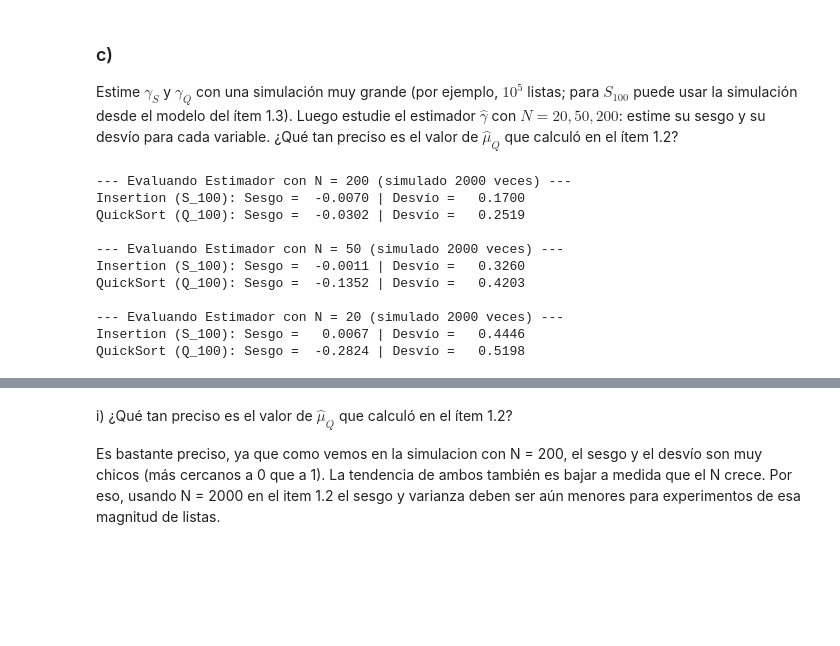
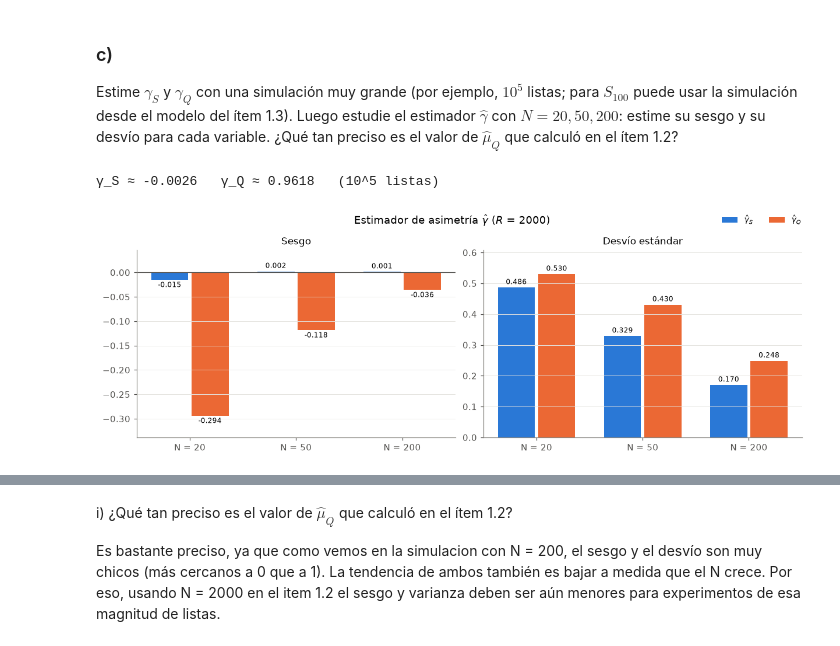
Before and after one commit to fdllrs/estadistica-computacional-tp, a Jupyter notebook: bloque2.ipynb, the cells around one changed output, grey strips where cells are left out. Saved outputs shown, nothing was run; the diff lists cells and outputs as text; code cells hidden in the pictures; blank space fills up the shorter version.

```diff
--- a/bloque2.ipynb
+++ b/bloque2.ipynb
@@ -149,63 +209,51 @@ El parámetro que estima es la mediana teórica.
 ### c)
 Estime $\gamma_S$ y $\gamma_Q$ con una simulación muy grande (por ejemplo, $10^5$ listas; para $S_{100}$ puede usar la simulación desde el modelo del ítem 1.3). Luego estudie el estimador $\hat{\gamma}$ con $N = 20,50,200$: estime su sesgo y su desvío para cada variable. ¿Qué tan preciso es el valor de $\hat{\mu}_Q$ que calculó en el ítem 1.2?
 # %%
-N100000 = 100000
-N200 = 200
-N50 = 50
+R = 2000
 
-def estimar_asimetria(N):
-    swaps_S = []
-    comparaciones_Q = []
-    for _ in range(N):
-        entrada = permutacion_aleatoria(n, rng)
-
-        # Obtenemos métricas (Reemplaza la llamada a insertion por tu modelo 1.3 si lo tienes vectorizado/guardado)
-        swaps, _ = ALGORITMOS["insertion"](entrada)
-        _, comparaciones = ALGORITMOS["quick_primero"](entrada)
-
-        swaps_S.append(swaps)
-        comparaciones_Q.append(comparaciones)
-    asimetria_S = stats.skew(swaps_S)
-    asimetria_Q = stats.skew(comparaciones_Q)
-    return asimetria_S, asimetria_Q
-
-asimetria_S_N100000, asimetria_Q_N100000 = estimar_asimetria(N100000)
+asimetria_S_N100000 = stats.skew(S_grande)
+asimetria_Q_N100000 = stats.skew(Q_grande)
+print(f"γ_S ≈ {asimetria_S_N100000:.4f}   γ_Q ≈ {asimetria_Q_N100000:.4f}   (10^5 listas)\n")
 
 def evaluar_estimador_asimetria(N, asimetria_S_real, asimetria_Q_real, R):
-    estimaciones_S = []
-    estimaciones_Q = []
-
-    for _ in range(R):
-        # Para cada repetición R, sacamos una estimación con tamaño N
-        asimetria_S_hat, asimetria_Q_hat = estimar_asimetria(N)
-        estimaciones_S.append(asimetria_S_hat)
-        estimaciones_Q.append(asimetria_Q_hat)
+    # R muestras nuevas de tamaño N de cada variable: cada fila da una estimación γ̂
+    estimaciones_S = stats.skew(muestras_S(R * N).reshape(R, N), axis=1)
+    estimaciones_Q = stats.skew(muestras_Q(R * N).reshape(R, N), axis=1)
 
     # Estadísticos del estimador para S (Insertion)
     sesgo_S = np.mean(estimaciones_S) - asimetria_S_real
     desvio_S = np.std(estimaciones_S, ddof=1)
 
     # Estadísticos del estimador para Q (QuickSort)
     sesgo_Q = np.mean(estimaciones_Q) - asimetria_Q_real
     desvio_Q = np.std(estimaciones_Q, ddof=1)
 
-    return sesgo_S, desvio_S, sesgo_Q, desvio_Q
+    return sesgo_S, desvio_S, sesgo_Q, desvio_Q, estimaciones_S, estimaciones_Q
 
+# resultados_gamma[N] = (sesgo_S, desvio_S, sesgo_Q, desvio_Q, estimaciones_S, estimaciones_Q)
+resultados_gamma = {}
 for N in [200, 50, 20]:
-    print(f"--- Evaluando Estimador con N = {N} (simulado {R} veces) ---")
-    sesgo_S, desvio_S, sesgo_Q, desvio_Q = evaluar_estimador_asimetria(N, asimetria_S_N100000, asimetria_Q_N100000, R)
+    resultados_gamma[N] = evaluar_estimador_asimetria(N, asimetria_S_N100000, asimetria_Q_N100000, R)
 
-    print(f"Insertion (S_100): Sesgo = {sesgo_S:8.4f} | Desvío = {desvio_S:8.4f}")
-    print(f"QuickSort (Q_100): Sesgo = {sesgo_Q:8.4f} | Desvío = {desvio_Q:8.4f}\n")
+# Sesgo y desvío de γ̂ para cada N
+Ns_c = [20, 50, 200]
+x = np.arange(len(Ns_c))
+ancho = 0.38
+fig, axes = plt.subplots(1, 2, figsize=(11, 3.8), constrained_layout=True)
+for k, metrica in enumerate(["Sesgo", "Desvío estándar"]):
+    ax = axes[k]
+    for j, (variable, color) in enumerate([("S", AZUL), ("Q", NARANJA)]):
+        valores = [resultados_gamma[N][2 * j + k] for N in Ns_c]
+        barras = ax.bar(x + (j - 0.5) * ancho, valores, ancho * 0.92, color=color, label=rf"$\hat\gamma_{variable}$")
+        ax.bar_label(barras, fmt="%.3f", fontsize=8, padding=2)
+    ax.axhline(0, color=GRIS, lw=0.8)
+    ax.set_xticks(x, [f"N = {N}" for N in Ns_c])
+    ax.grid(axis="x", visible=False)
+    ax.margins(y=0.15)
+    ax.set_title(metrica)
+fig.legend(*axes[0].get_legend_handles_labels(), loc="outside upper right", ncol=2)
+fig.suptitle(rf"Estimador de asimetría $\hat\gamma$ ($R$ = {R})", fontsize=12)
+plt.show()
 # %% [output]
---- Evaluando Estimador con N = 200 (simulado 2000 veces) ---
-Insertion (S_100): Sesgo =  -0.0070 | Desvío =   0.1700
-QuickSort (Q_100): Sesgo =  -0.0302 | Desvío =   0.2519
-
---- Evaluando Estimador con N = 50 (simulado 2000 veces) ---
-Insertion (S_100): Sesgo =  -0.0011 | Desvío =   0.3260
-QuickSort (Q_100): Sesgo =  -0.1352 | Desvío =   0.4203
-
---- Evaluando Estimador con N = 20 (simulado 2000 veces) ---
-Insertion (S_100): Sesgo =   0.0067 | Desvío =   0.4446
-QuickSort (Q_100): Sesgo =  -0.2824 | Desvío =   0.5198
+γ_S ≈ -0.0026   γ_Q ≈ 0.9618   (10^5 listas)
+[figure, added]
```
Also changed, not shown: parts of 14 cells of this notebook.
